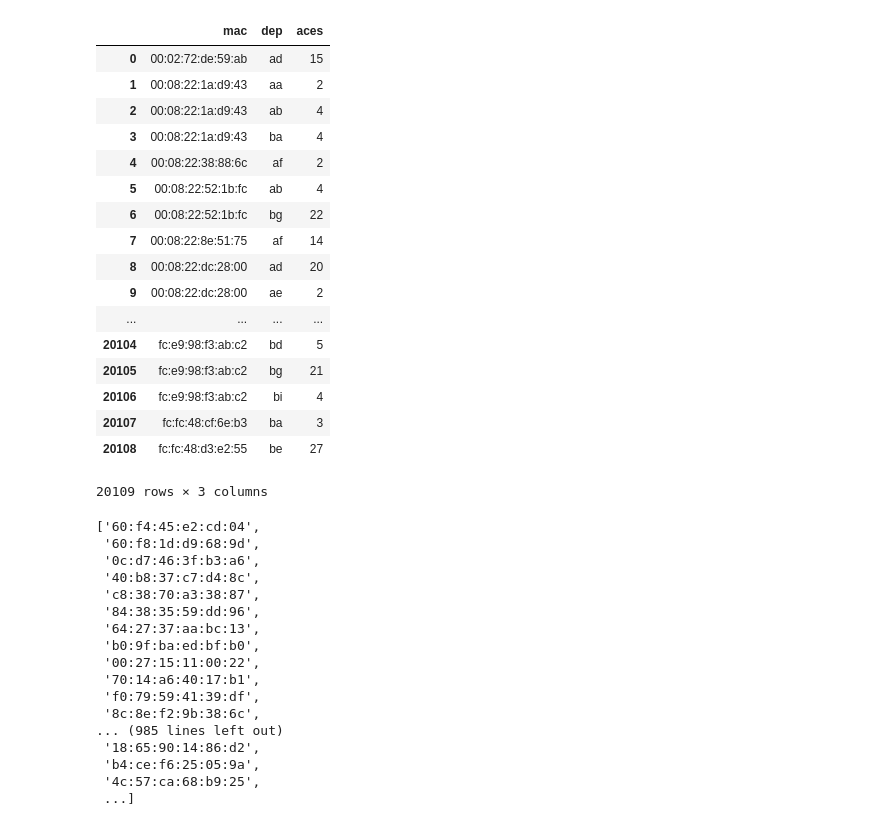
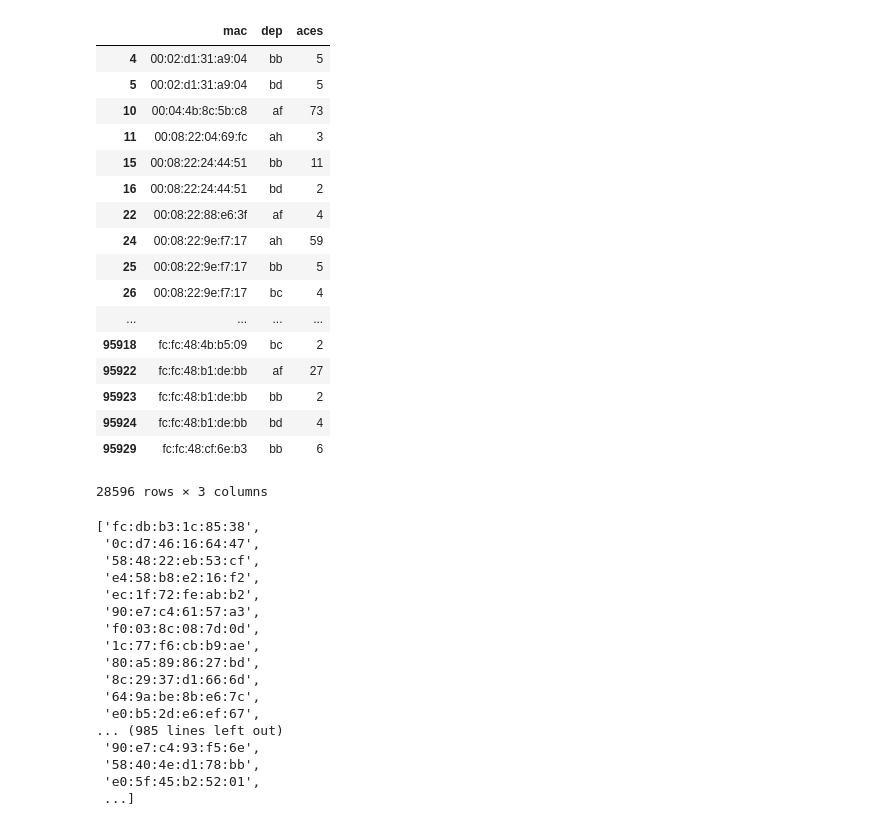
Before and after one commit to caps9129/fcu_data, a Jupyter notebook: readcsv.ipynb, the cells around one changed output. Drawn from its saved outputs; the diff is of its cells as text; code cells hidden in the pictures.

```diff
--- a/readcsv.ipynb
+++ b/readcsv.ipynb
@@ -79,50 +83,49 @@ if __name__ == "__main__":
 # %%
-grouped = df.groupby(['mac','loc']).size().reset_index()
+grouped = df.groupby(['mac', 'dep']).size().reset_index()
 grouped.columns = ['mac', 'dep', 'aces']
-grouped = grouped.drop(grouped[(grouped['dep']=='bdorm') | (grouped['dep']=='gdorm') | (grouped['dep']=='bh') | (grouped['dep']=='cb') | (grouped['dep']=='bk')].index)
-grouped = grouped.reset_index(drop=True)
+grouped = grouped[(grouped.dep != 'gdorm') & (grouped.dep != 'bdorm') & (grouped.dep != 'ad') & (grouped.dep != 'be') & (grouped.dep != 'bg') & (grouped.dep != 'bh') & (grouped.dep != 'bi') & (grouped.dep != 'bj') & (grouped.dep != 'bk') & (grouped.dep != 'bn') & (grouped.dep != 'bw') & (grouped.dep != 'cb') & (grouped.dep != 'zk') & (grouped.dep != 'ab') & (grouped.dep != 'ac') & (grouped.dep != 'aa') & (grouped.dep != 'ba')]
 grouped
 # %% [output]
 |  | mac | dep | aces |
-| 0 | 00:02:72:de:59:ab | ad | 15 |
-| 1 | 00:08:22:1a:d9:43 | aa | 2 |
-| 2 | 00:08:22:1a:d9:43 | ab | 4 |
-| 3 | 00:08:22:1a:d9:43 | ba | 4 |
-| 4 | 00:08:22:38:88:6c | af | 2 |
-| 5 | 00:08:22:52:1b:fc | ab | 4 |
-| 6 | 00:08:22:52:1b:fc | bg | 22 |
-| 7 | 00:08:22:8e:51:75 | af | 14 |
-| 8 | 00:08:22:dc:28:00 | ad | 20 |
-| 9 | 00:08:22:dc:28:00 | ae | 2 |
+| 4 | 00:02:d1:31:a9:04 | bb | 5 |
+| 5 | 00:02:d1:31:a9:04 | bd | 5 |
+| 10 | 00:04:4b:8c:5b:c8 | af | 73 |
+| 11 | 00:08:22:04:69:fc | ah | 3 |
+| 15 | 00:08:22:24:44:51 | bb | 11 |
+| 16 | 00:08:22:24:44:51 | bd | 2 |
+| 22 | 00:08:22:88:e6:3f | af | 4 |
+| 24 | 00:08:22:9e:f7:17 | ah | 59 |
+| 25 | 00:08:22:9e:f7:17 | bb | 5 |
+| 26 | 00:08:22:9e:f7:17 | bc | 4 |
 | ... | ... | ... | ... |
-| 20104 | fc:e9:98:f3:ab:c2 | bd | 5 |
-| 20105 | fc:e9:98:f3:ab:c2 | bg | 21 |
-| 20106 | fc:e9:98:f3:ab:c2 | bi | 4 |
-| 20107 | fc:fc:48:cf:6e:b3 | ba | 3 |
-| 20108 | fc:fc:48:d3:e2:55 | be | 27 |
+| 95918 | fc:fc:48:4b:b5:09 | bc | 2 |
+| 95922 | fc:fc:48:b1:de:bb | af | 27 |
+| 95923 | fc:fc:48:b1:de:bb | bb | 2 |
+| 95924 | fc:fc:48:b1:de:bb | bd | 4 |
+| 95929 | fc:fc:48:cf:6e:b3 | bb | 6 |
-20109 rows × 3 columns
+28596 rows × 3 columns
 # %%
 user = list()
 real_user = list()
 user = list(set(grouped['mac']))
 user
 # %% [output]
-['60:f4:45:e2:cd:04',
- '60:f8:1d:d9:68:9d',
- '0c:d7:46:3f:b3:a6',
- '40:b8:37:c7:d4:8c',
- 'c8:38:70:a3:38:87',
- '84:38:35:59:dd:96',
- '64:27:37:aa:bc:13',
- 'b0:9f:ba:ed:bf:b0',
- '00:27:15:11:00:22',
- '70:14:a6:40:17:b1',
- 'f0:79:59:41:39:df',
- '8c:8e:f2:9b:38:6c',
+['fc:db:b3:1c:85:38',
+ '0c:d7:46:16:64:47',
+ '58:48:22:eb:53:cf',
+ 'e4:58:b8:e2:16:f2',
+ 'ec:1f:72:fe:ab:b2',
+ '90:e7:c4:61:57:a3',
+ 'f0:03:8c:08:7d:0d',
+ '1c:77:f6:cb:b9:ae',
+ '80:a5:89:86:27:bd',
+ '8c:29:37:d1:66:6d',
+ '64:9a:be:8b:e6:7c',
+ 'e0:b5:2d:e6:ef:67',
 ... (985 lines left out)
- '18:65:90:14:86:d2',
- 'b4:ce:f6:25:05:9a',
- '4c:57:ca:68:b9:25',
+ '90:e7:c4:93:f5:6e',
+ '58:40:4e:d1:78:bb',
+ 'e0:5f:45:b2:52:01',
  ...]
 # %%
 list_loc = list()
```
Also changed, not shown: parts of 15 cells of this notebook, 17 other files.
